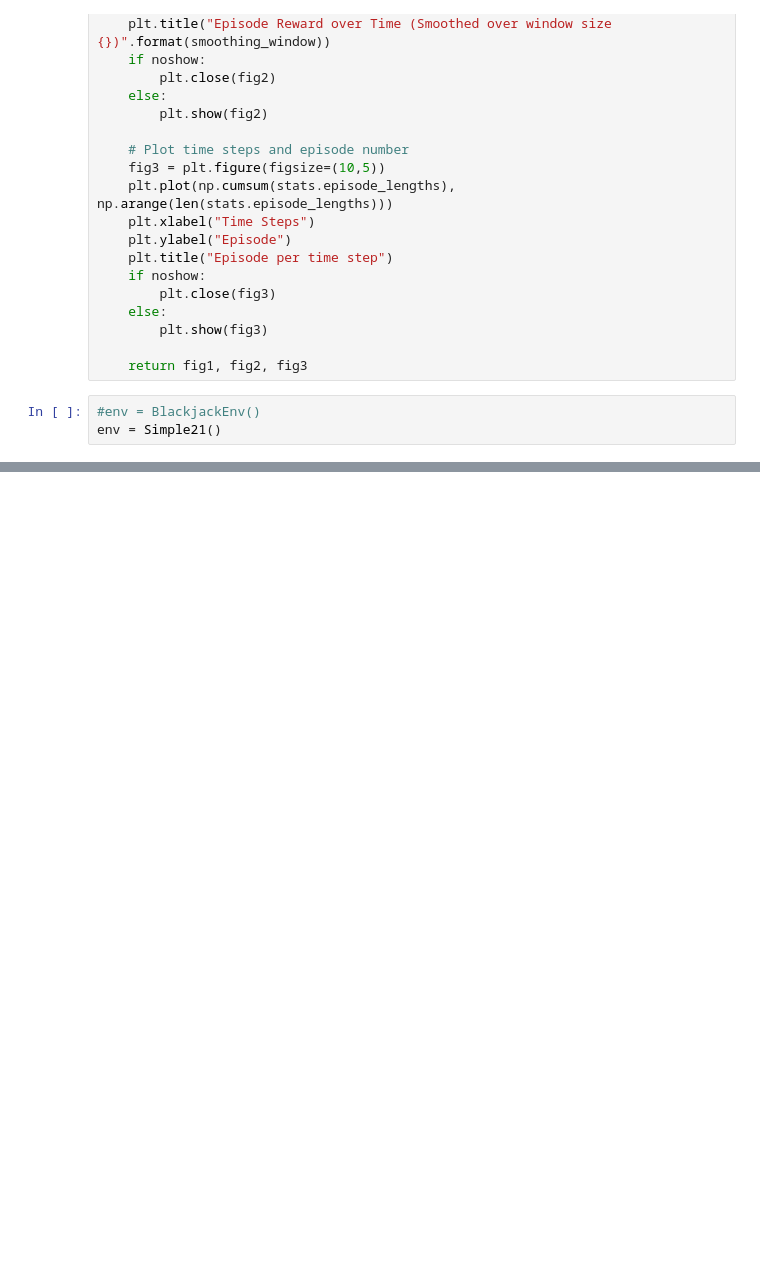
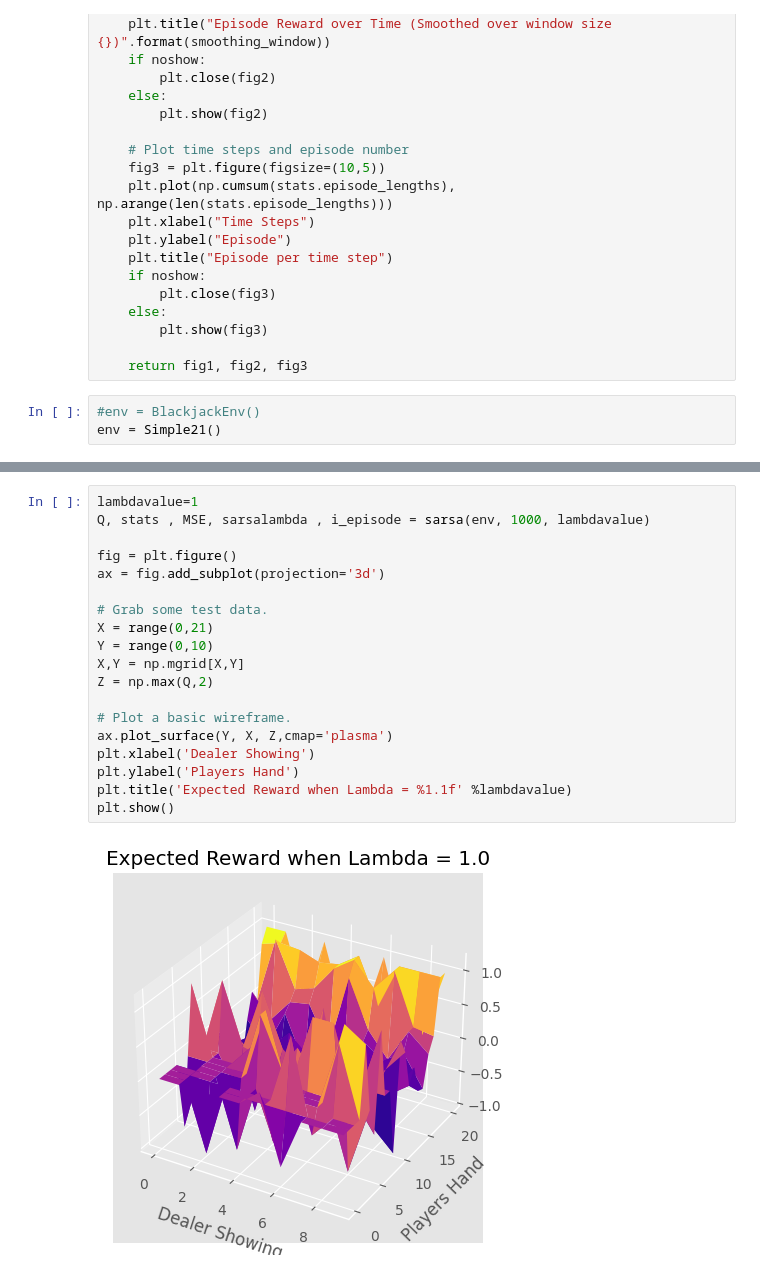
Before and after one commit to ScottWarnke27/RLcourse, a Jupyter notebook: HW3_blackjack/mysillyattemptatSARSA.ipynb, the cells around one changed output, grey strips where cells are left out. Cells and saved outputs as stored; diff of their text form; blank space fills up the shorter version.

```diff
--- a/HW3_blackjack/mysillyattemptatSARSA.ipynb
+++ b/HW3_blackjack/mysillyattemptatSARSA.ipynb
@@ -199 +247,22 @@ lambda:  0.1 MSE : 1.0
+# %%
+lambdavalue=1
+Q, stats , MSE, sarsalambda , i_episode = sarsa(env, 1000, lambdavalue)
+
+fig = plt.figure()
+ax = fig.add_subplot(projection='3d')
+
+# Grab some test data.
+X = range(0,21)
+Y = range(0,10)
+X,Y = np.mgrid[X,Y]
+Z = np.max(Q,2)
+
+# Plot a basic wireframe.
+ax.plot_surface(Y, X, Z,cmap='plasma')
+plt.xlabel('Dealer Showing')
+plt.ylabel('Players Hand')
+plt.title('Expected Reward when Lambda = %1.1f' %lambdavalue)
+plt.show()
+# %% [output]
+[figure, added]
 # %%
```
Also changed, not shown: parts of 12 cells of this notebook, 1 other file.
